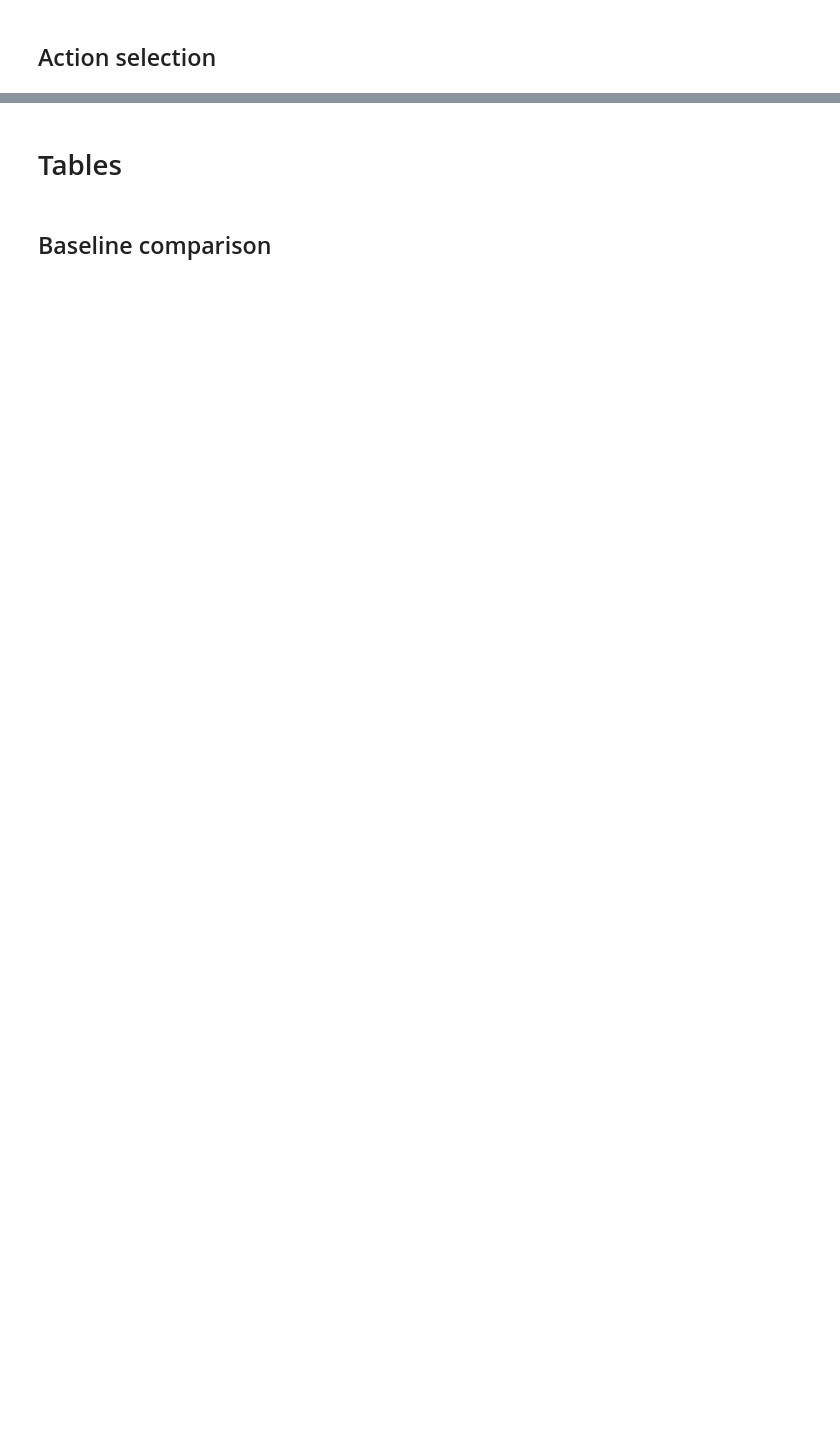
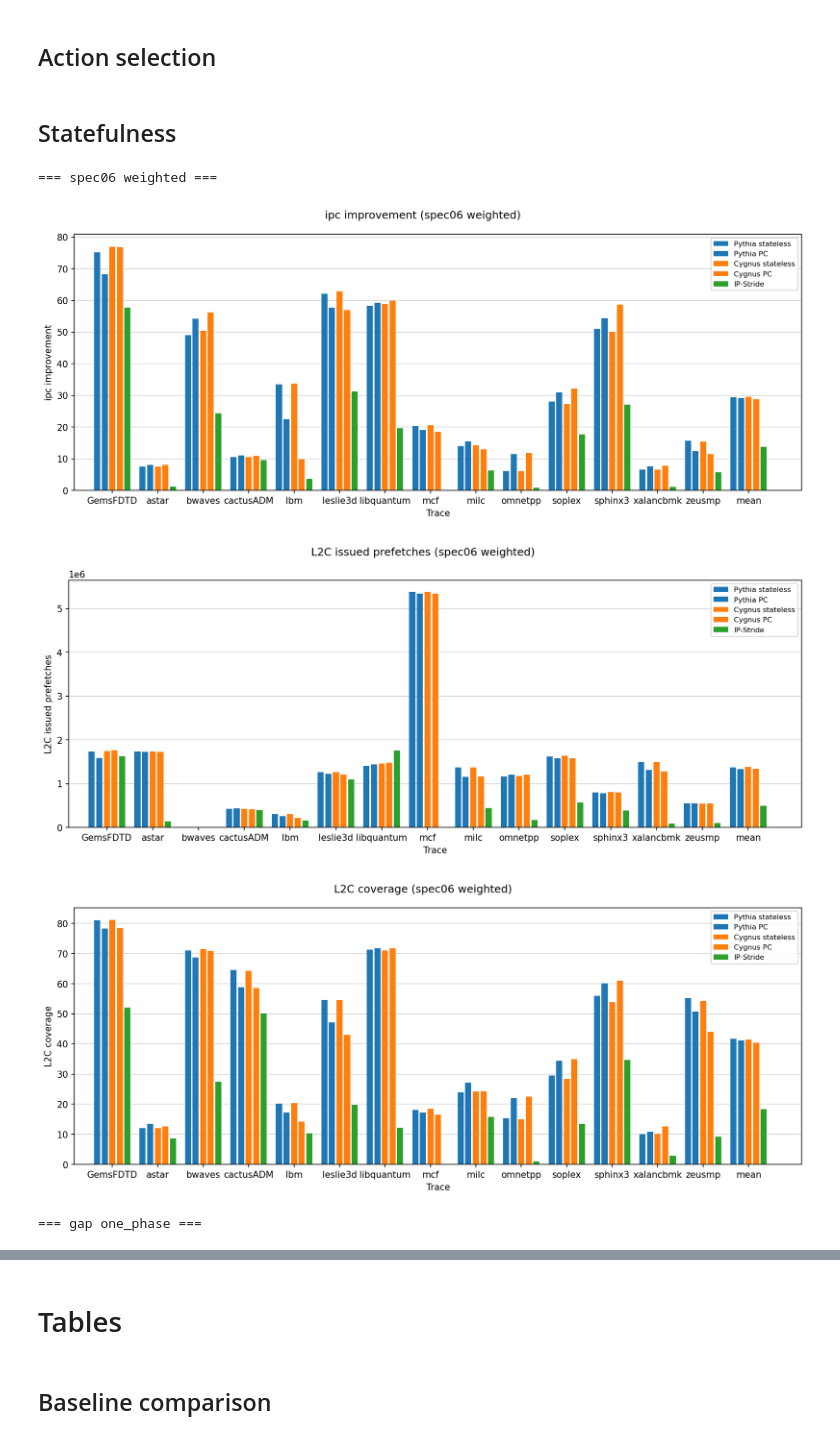
Before and after one commit to cmolder/pythia-analysis, a Jupyter notebook: cygnus.ipynb, the cells around one changed output, grey strips where cells are left out. Cells and saved outputs as stored; diff of their text form; code cells hidden in the pictures; blank space fills up the shorter version.

```diff
--- a/cygnus.ipynb
+++ b/cygnus.ipynb
@@ -249,3 +259,34 @@ plots.plot_everything(fallback_df, suites=suites, metrics=metrics, colors=fallba
 # }
 # plots.plot_everything(selection_df, suites=suites, metrics=metrics, colors=selection_df_colors,
 #                       legend_kwargs=legend_kwargs, dpi=dpi, figsize=(12,5))
+# %% [markdown]
+## Statefulness
+# %%
+state_df = {
+    'Pythia stateless': dfs['degree1_featureless_tuned_nozeroaction']['pythia'],
+    'Pythia PC': dfs['degree1_tuned_nozeroaction']['PC'],
+    'Cygnus stateless': dfs['degree1_featureless_tuned_nozeroaction']['cygnus'],
+    'Cygnus PC': dfs['degree1_tuned_nozeroaction']['cygnus_state'],
+    'IP-Stride': dfs['degree1_baseline']['ip_stride']
+}
+bias_df_colors = {
+    'Pythia stateless': 'C0',
+    'Pythia PC': 'C0',
+    'Cygnus stateless': 'C1',
+    'Cygnus PC': 'C1',
+    'IP-Stride': 'C2'
+}
+legend_kwargs = {
+    'fontsize': 8,
+    'ncol': 1,
+    #'loc': 'upper left',
+    #'bbox_to_anchor': (0, 1),
+}
+plots.plot_everything(state_df, suites=suites, metrics=metrics,
+                      legend_kwargs=legend_kwargs, dpi=dpi, colors=bias_df_colors,figsize=(12,5))
+# %% [output]
+=== spec06 weighted ===
+[figure, added]
+[figure, added]
+[figure, added]
+=== gap one_phase ===
```
Also changed, not shown: parts of 12 cells of this notebook, 5 other files.
